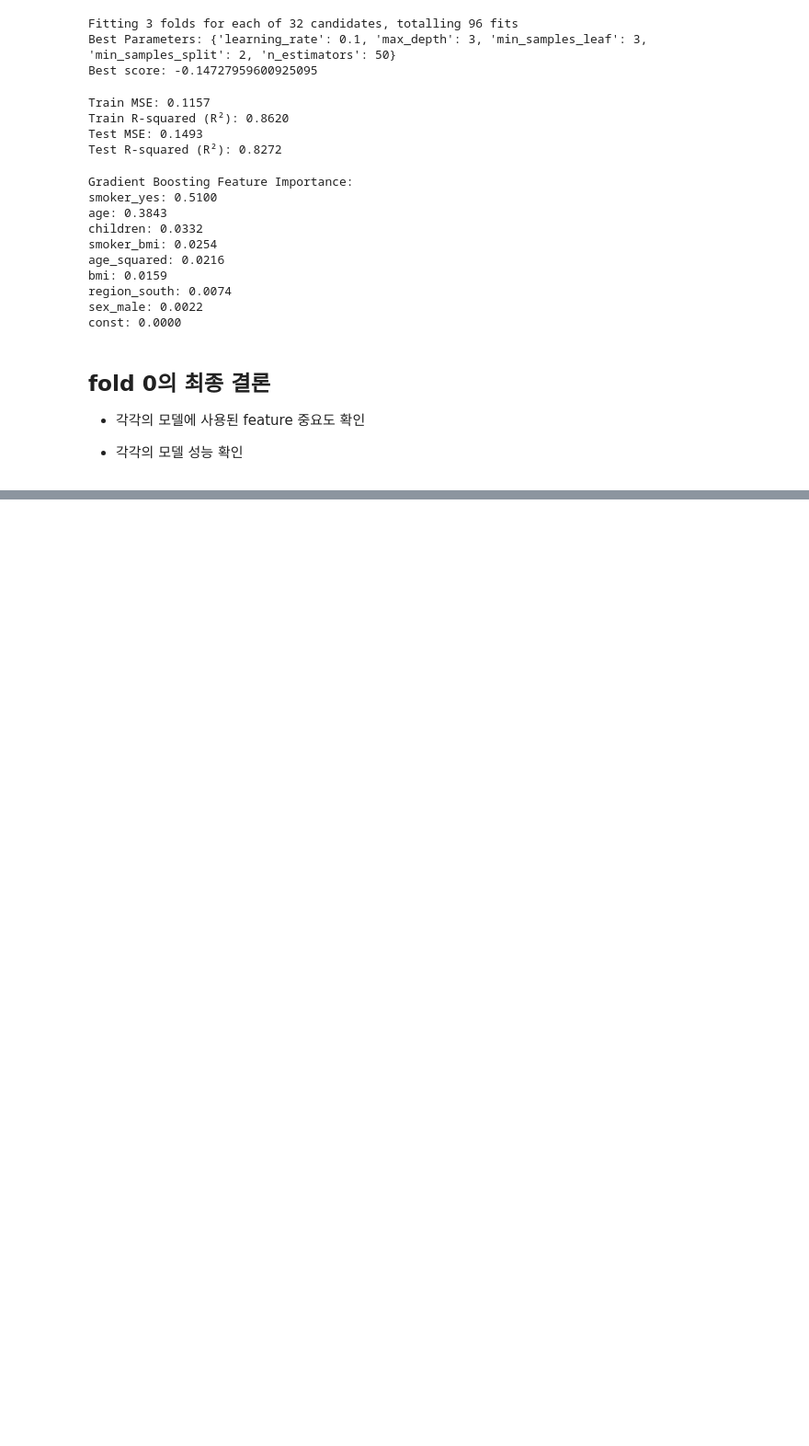
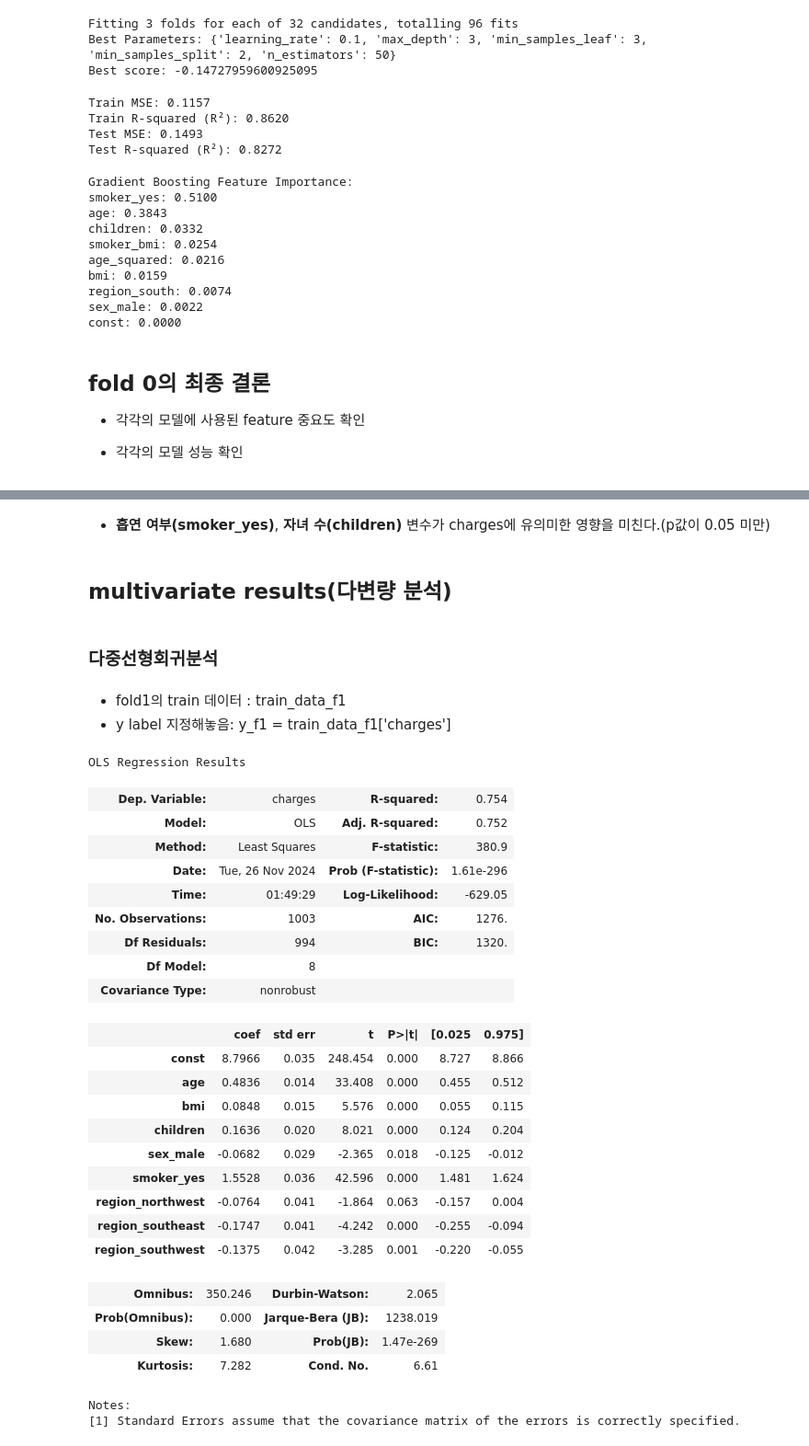
Before and after one commit to daeun118/24_2_ML_in_Finance, a Jupyter notebook: ML_in_Finance_TermProject.ipynb, the cells around one changed output, grey strips where cells are left out. Shown at 92% size. Cells and saved outputs as stored; diff of their text form; code cells hidden in the pictures; blank space fills up the shorter version.

Commit message:
fold2까지 완료

```diff
--- a/ML_in_Finance_TermProject.ipynb
+++ b/ML_in_Finance_TermProject.ipynb
@@ -1394,0 +1442,20 @@ const: 0.0000
+# %%
+import statsmodels.api as sm
+
+# Fold 1의 train 데이터
+train_data_f1 = final_data_list[1][0]  # 더미 변수화, 라벨 로그변환까지 완료된 폴드 0의 train 데이터
+
+# y 변수 설정 (타겟 변수)
+y_train_f1 = train_data_f1['charges']
+
+# Age와 Charges 간의 단일 변수 회귀 분석
+X_age_f1 = sm.add_constant(train_data_f1['age'])
+age_model = sm.OLS(y_train_f1, X_age_f1).fit()
+print("\nAge vs Charges 단변량 회귀 분석 결과:\n")
+print(age_model.summary())
+
+# BMI와 Charges 간의 단일 변수 회귀 분석
+X_bmi_f1 = sm.add_constant(train_data_f1['bmi'])
+bmi_model = sm.OLS(y_train_f1, X_bmi_f1).fit()
+print("\nBMI vs Charges 단변량 회귀 분석 결과:\n")
+print(bmi_model.summary())
@@ -1394,0 +1536,43 @@ const: 0.0000
+# %% [markdown]
+- **흡연 여부(smoker_yes)**, **자녀 수(children)** 변수가 charges에 유의미한 영향을 미친다.(p값이 0.05 미만)
+# %% [markdown]
+## multivariate results(다변량 분석)
+# %% [markdown]
+### 다중선형회귀분석
+# %% [markdown]
+- fold1의 train 데이터 : train_data_f1
+- y label 지정해놓음: y_f1 = train_data_f1['charges']
+# %%
+# 전체 feature로 다중선형회귀분석
+f1X0 = train_data_f1.drop(columns=['charges'])
+f1X0 = sm.add_constant(f1X0)
+
+f1X0_model = sm.OLS(y_train_f1, f1X0).fit()
+f1X0_model.summary()
+# %% [output]
+OLS Regression Results
+| Dep. Variable: | charges | R-squared: | 0.754 |
+| Model: | OLS | Adj. R-squared: | 0.752 |
+| Method: | Least Squares | F-statistic: | 380.9 |
+| Date: | Tue, 26 Nov 2024 | Prob (F-statistic): | 1.61e-296 |
+| Time: | 01:49:29 | Log-Likelihood: | -629.05 |
+| No. Observations: | 1003 | AIC: | 1276. |
+| Df Residuals: | 994 | BIC: | 1320. |
+| Df Model: | 8 |  |  |
+| Covariance Type: | nonrobust |  |  |
+|  | coef | std err | t | P>|t| | [0.025 | 0.975] |
+| const | 8.7966 | 0.035 | 248.454 | 0.000 | 8.727 | 8.866 |
+| age | 0.4836 | 0.014 | 33.408 | 0.000 | 0.455 | 0.512 |
+| bmi | 0.0848 | 0.015 | 5.576 | 0.000 | 0.055 | 0.115 |
+| children | 0.1636 | 0.020 | 8.021 | 0.000 | 0.124 | 0.204 |
+| sex_male | -0.0682 | 0.029 | -2.365 | 0.018 | -0.125 | -0.012 |
+| smoker_yes | 1.5528 | 0.036 | 42.596 | 0.000 | 1.481 | 1.624 |
+| region_northwest | -0.0764 | 0.041 | -1.864 | 0.063 | -0.157 | 0.004 |
+| region_southeast | -0.1747 | 0.041 | -4.242 | 0.000 | -0.255 | -0.094 |
+| region_southwest | -0.1375 | 0.042 | -3.285 | 0.001 | -0.220 | -0.055 |
+| Omnibus: | 350.246 | Durbin-Watson: | 2.065 |
+| Prob(Omnibus): | 0.000 | Jarque-Bera (JB): | 1238.019 |
+| Skew: | 1.680 | Prob(JB): | 1.47e-269 |
+| Kurtosis: | 7.282 | Cond. No. | 6.61 |
+Notes:
+[1] Standard Errors assume that the covariance matrix of the errors is correctly specified.
```
Also changed, not shown: parts of 71 cells of this notebook.
